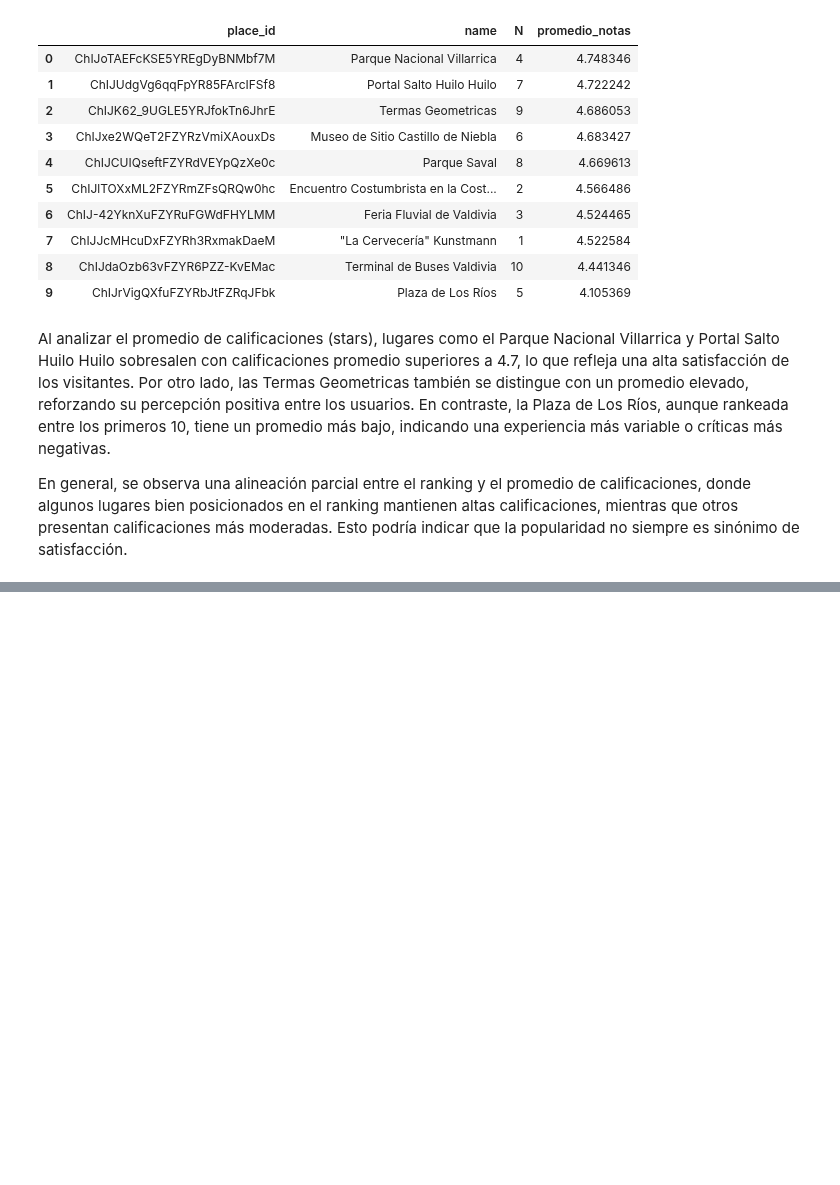
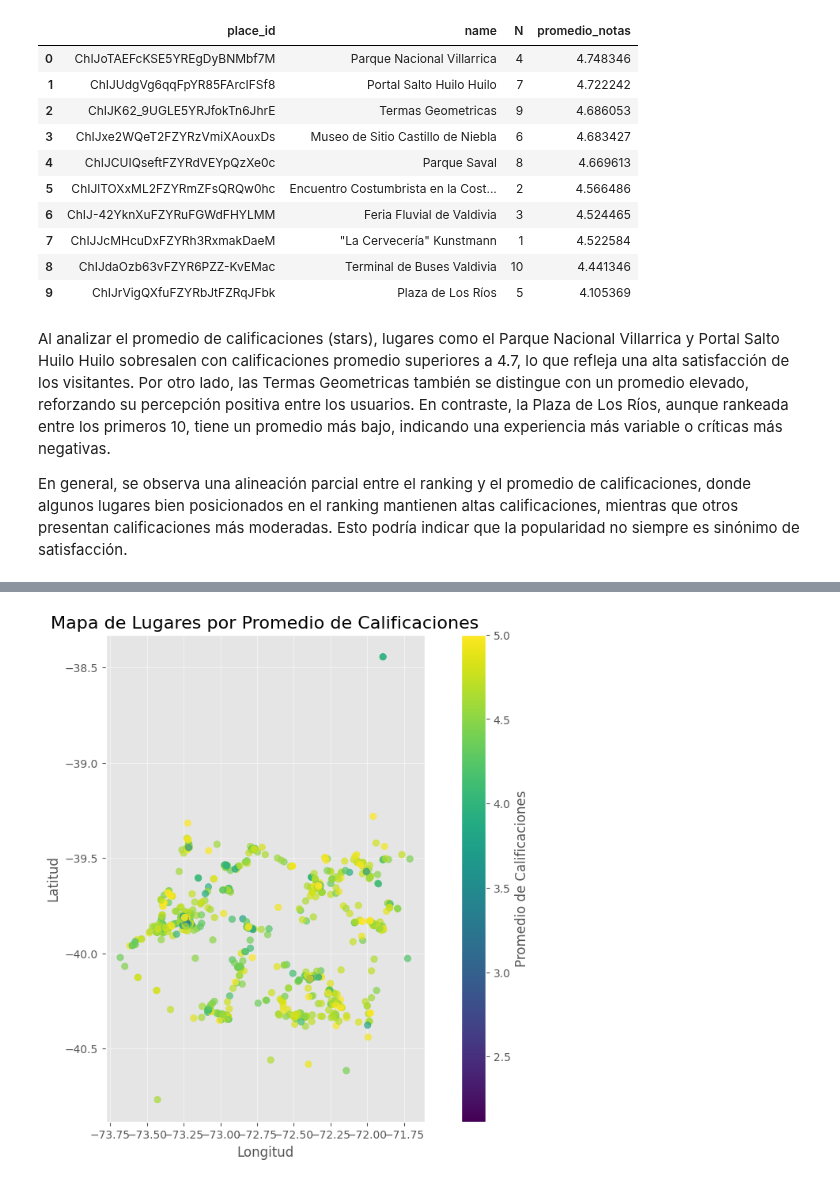
Before and after one commit to RiveraCamilo/Tarea_Final_Redes, a Jupyter notebook: notebooks/1. Analisis_exploratorio.ipynb, the cells around one changed output, grey strips where cells are left out. Saved outputs shown, nothing was run; the diff lists cells and outputs as text; code cells hidden in the pictures; blank space fills up the shorter version.

```diff
--- a/notebooks/1. Analisis_exploratorio.ipynb
+++ b/notebooks/1. Analisis_exploratorio.ipynb
@@ -264,0 +416,9 @@ En general, se observa una alineación parcial entre el ranking y el promedio de
+# %%
+# Calcular el promedio de calificaciones por cada lugar (place_id)
+average_stars = data.groupby('place_id')['stars'].mean()
+
+# Agregar el promedio de calificaciones al GeoDataFrame
+gdf['average_stars'] = gdf['place_id'].map(average_stars)
+
+# Mostrar las primeras filas del GeoDataFrame actualizado
+gdf.head()
@@ -264,0 +432,22 @@ En general, se observa una alineación parcial entre el ranking y el promedio de
+# %%
+# Crear un mapa temático con GeoPandas, donde el color de los puntos refleja el promedio de calificaciones
+fig, ax = plt.subplots(figsize=(12, 8))
+
+# Graficar los puntos y colorearlos según el promedio de calificaciones
+gdf.plot(
+    ax=ax,
+    column='average_stars',
+    cmap='viridis',  # Paleta de colores para calificaciones
+    legend=True,
+    legend_kwds={'label': "Promedio de Calificaciones", 'orientation': "vertical"},
+    alpha=0.7
+)
+
+# Configurar el gráfico
+ax.set_title('Mapa de Lugares por Promedio de Calificaciones', fontsize=16)
+ax.set_xlabel('Longitud', fontsize=12)
+ax.set_ylabel('Latitud', fontsize=12)
+plt.grid(alpha=0.5)
+plt.show()
+# %% [output]
+[figure, added]
```
Also changed, not shown: parts of 9 cells of this notebook.
